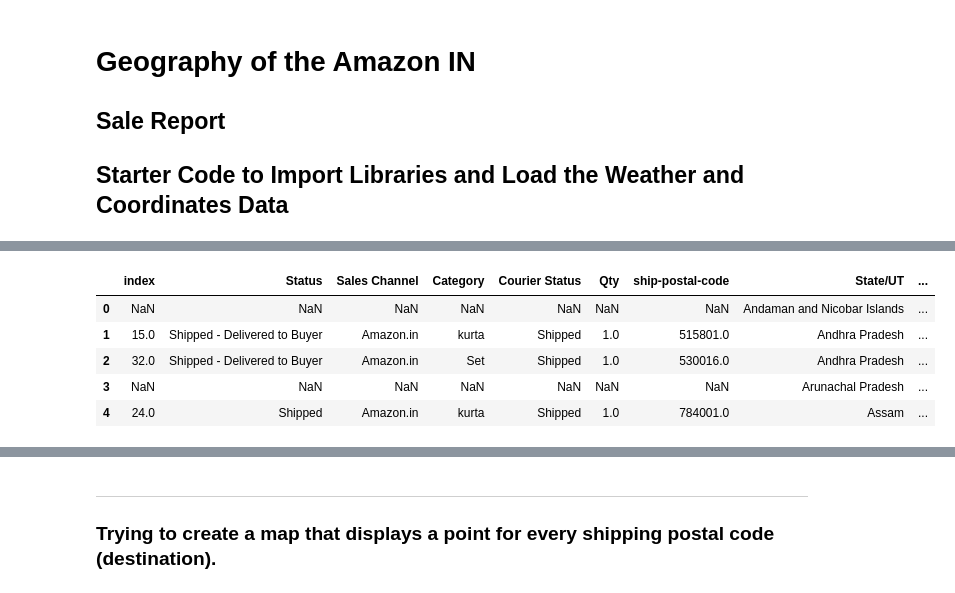
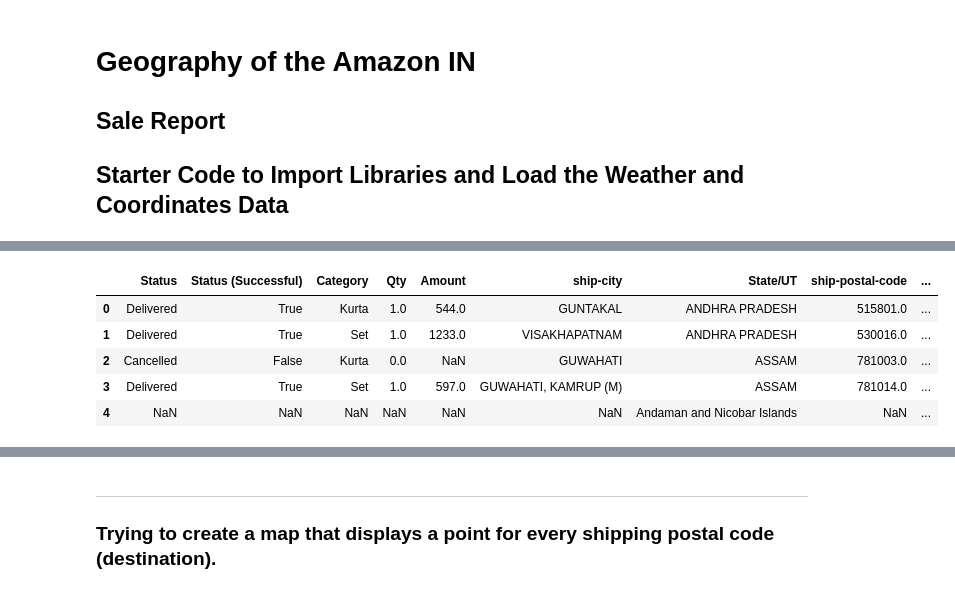
Before and after one commit to brianna-mitri/project-1, a Jupyter notebook: MS_Work/geography.ipynb, the cells around one changed output, grey strips where cells are left out. Drawn from its saved outputs; the diff is of its cells as text; code cells hidden in the pictures.

```diff
--- a/MS_Work/geography.ipynb
+++ b/MS_Work/geography.ipynb
@@ -21,8 +21,7 @@ from api_keys import geoapify_key
 [interactive output not drawn]
 # %%
 # Load the CSV file into a Pandas DataFrame
-# zipcode_df = pd.read_csv("../Amazon Sale Report.csv")
-zipcode_df = pd.read_csv("Amazon_Sale_Report.csv")
+zipcode_df = pd.read_csv("../output/cleaned_Amazon Sale Report_COPY.csv")
 coordinates_df = pd.read_csv("India_States-UTs.csv")
 
 # Display sample data
@@ -38,4 +36,4 @@ zipcode_df.head()
 # %%
-zipcode_df.drop(['Order ID', 'Date', 'Fulfilment', 'ship-service-level', 'Style', 'SKU', 'currency', 'Amount', 'ship-city', 'ship-state', 'ship-country', 'promotion-ids', 'B2B', 'fulfilled-by', 'Unnamed: 22', 'Style', 'SKU', 'Size', 'ASIN' ],axis=1, inplace=True)
+zipcode_df.drop(['Order ID', 'Date', 'Fulfilment', 'ship-service-level', 'Style', 'SKU', 'Size', 'ASIN', 'promotion-ids'],axis=1, inplace=True)
 zipcode_df.head()
 # %% [output]
@@ -102,0 +129,3 @@ Maharashtra
+# %%
+add_latlng = zipcode_df_cleaned.rename(columns={'ship-state': 'State/UT'})
+add_latlng.head()
@@ -103,13 +139,13 @@ Maharashtra
 # %%
 # Merging the latitude/longitude information zipcode_df_cleaned['State/UT']:
-latlng_info_df = pd.merge(zipcode_df_cleaned,
+latlng_info_df = pd.merge(add_latlng,
                           coordinates_df,
                           how='outer', on='State/UT')
 latlng_info_df.head()
 # %% [output]
-|  | index | Status | Sales Channel | Category | Courier Status | Qty | ship-postal-code | State/UT | ... |
-| 0 | NaN | NaN | NaN | NaN | NaN | NaN | NaN | Andaman and Nicobar Islands | ... |
-| 1 | 15.0 | Shipped - Delivered to Buyer | Amazon.in | kurta | Shipped | 1.0 | 515801.0 | Andhra Pradesh | ... |
-| 2 | 32.0 | Shipped - Delivered to Buyer | Amazon.in | Set | Shipped | 1.0 | 530016.0 | Andhra Pradesh | ... |
-| 3 | NaN | NaN | NaN | NaN | NaN | NaN | NaN | Arunachal Pradesh | ... |
-| 4 | 24.0 | Shipped | Amazon.in | kurta | Shipped | 1.0 | 784001.0 | Assam | ... |
+|  | Status | Status (Successful) | Category | Qty | Amount | ship-city | State/UT | ship-postal-code | ... |
+| 0 | Delivered | True | Kurta | 1.0 | 544.0 | GUNTAKAL | ANDHRA PRADESH | 515801.0 | ... |
+| 1 | Delivered | True | Set | 1.0 | 1233.0 | VISAKHAPATNAM | ANDHRA PRADESH | 530016.0 | ... |
+| 2 | Cancelled | False | Kurta | 0.0 | NaN | GUWAHATI | ASSAM | 781003.0 | ... |
+| 3 | Delivered | True | Set | 1.0 | 597.0 | GUWAHATI, KAMRUP (M) | ASSAM | 781014.0 | ... |
+| 4 | NaN | NaN | NaN | NaN | NaN | NaN | Andaman and Nicobar Islands | NaN | ... |
```
Also changed, not shown: parts of 19 cells of this notebook, 4 other files.
